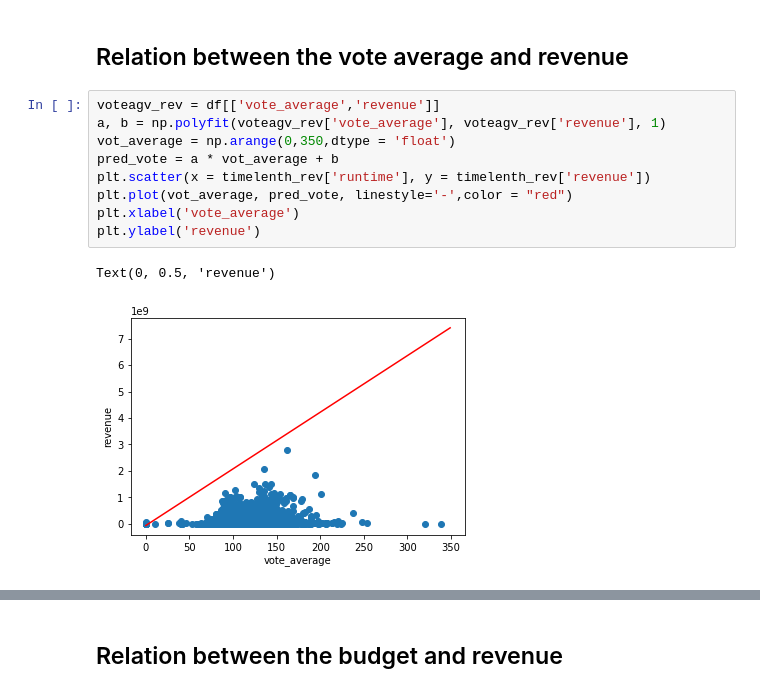
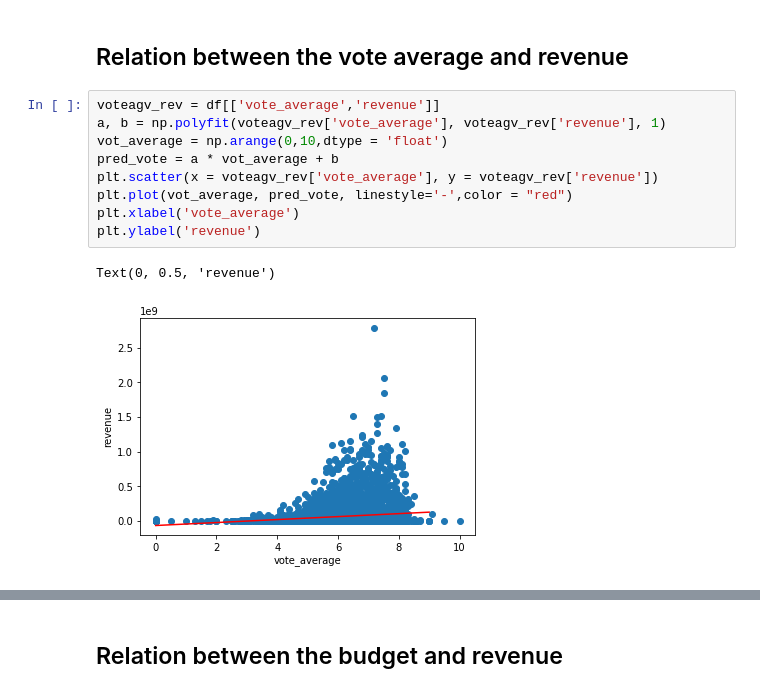
Before and after one commit to COGS108/MyFirstPullRequest, a Jupyter notebook: Data_analysis.ipynb, the cells around one changed output, grey strips where cells are left out. Cells and saved outputs as stored; diff of their text form.

```diff
--- a/Data_analysis.ipynb
+++ b/Data_analysis.ipynb
@@ -95,12 +218,12 @@ f1 = plt.gcf()
 # %%
 voteagv_rev = df[['vote_average','revenue']]
 a, b = np.polyfit(voteagv_rev['vote_average'], voteagv_rev['revenue'], 1)
-vot_average = np.arange(0,350,dtype = 'float')
+vot_average = np.arange(0,10,dtype = 'float')
 pred_vote = a * vot_average + b
-plt.scatter(x = timelenth_rev['runtime'], y = timelenth_rev['revenue'])
+plt.scatter(x = voteagv_rev['vote_average'], y = voteagv_rev['revenue'])
 plt.plot(vot_average, pred_vote, linestyle='-',color = "red")
 plt.xlabel('vote_average')
 plt.ylabel('revenue')
 # %% [output]
 Text(0, 0.5, 'revenue')
-[figure, old version]
+[figure, new version]
```
Also changed, not shown: parts of 10 cells of this notebook, 2 other files.
